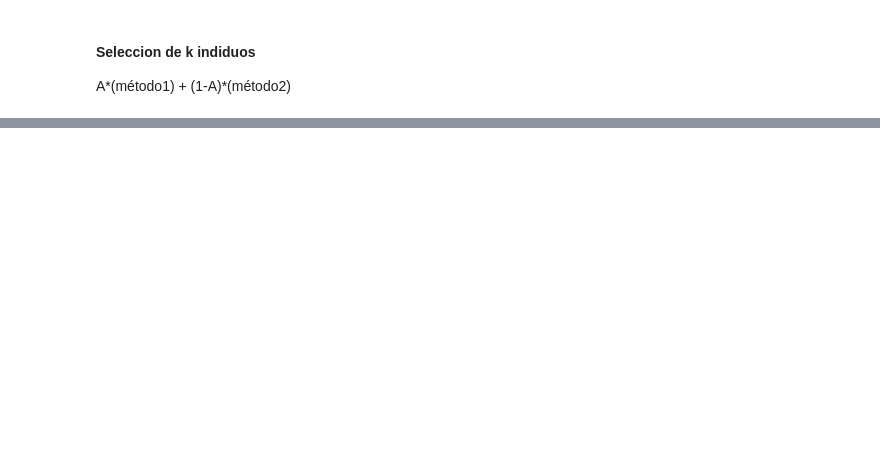
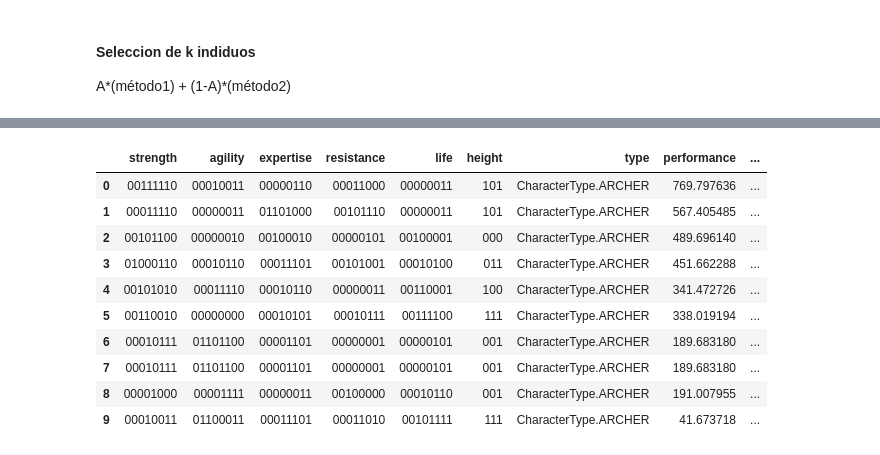
Before and after one commit to marianopm/sia-tp2, a Jupyter notebook: src/test.ipynb, the cells around one changed output, grey strips where cells are left out. Cells and saved outputs as stored; diff of their text form; code cells hidden in the pictures; blank space fills up the shorter version.

```diff
--- a/src/test.ipynb
+++ b/src/test.ipynb
@@ -163,0 +141,19 @@ hd
+# %%
+from crossover import two_point_crossover
+
+# Seleccionar solo las columnas que se desean cruzar
+columns_to_crossover = ['strength', 'agility', 'expertise', 'resistance', 'life', 'height']
+new_individuals2 = two_point_crossover(cromosomas, columns_to_crossover)
+new_individuals2
+# %% [output]
+|  | strength | agility | expertise | resistance | life | height | type | performance | ... |
+| 0 | 00111110 | 00010011 | 00000110 | 00011000 | 00000011 | 101 | CharacterType.ARCHER | 769.797636 | ... |
+| 1 | 00011110 | 00000011 | 01101000 | 00101110 | 00000011 | 101 | CharacterType.ARCHER | 567.405485 | ... |
+| 2 | 00101100 | 00000010 | 00100010 | 00000101 | 00100001 | 000 | CharacterType.ARCHER | 489.696140 | ... |
+| 3 | 01000110 | 00010110 | 00011101 | 00101001 | 00010100 | 011 | CharacterType.ARCHER | 451.662288 | ... |
+| 4 | 00101010 | 00011110 | 00010110 | 00000011 | 00110001 | 100 | CharacterType.ARCHER | 341.472726 | ... |
+| 5 | 00110010 | 00000000 | 00010101 | 00010111 | 00111100 | 111 | CharacterType.ARCHER | 338.019194 | ... |
+| 6 | 00010111 | 01101100 | 00001101 | 00000001 | 00000101 | 001 | CharacterType.ARCHER | 189.683180 | ... |
+| 7 | 00010111 | 01101100 | 00001101 | 00000001 | 00000101 | 001 | CharacterType.ARCHER | 189.683180 | ... |
+| 8 | 00001000 | 00001111 | 00000011 | 00100000 | 00010110 | 001 | CharacterType.ARCHER | 191.007955 | ... |
+| 9 | 00010011 | 01100011 | 00011101 | 00011010 | 00101111 | 111 | CharacterType.ARCHER | 41.673718 | ... |
```
Also changed, not shown: parts of 14 cells of this notebook, 2 other files.
